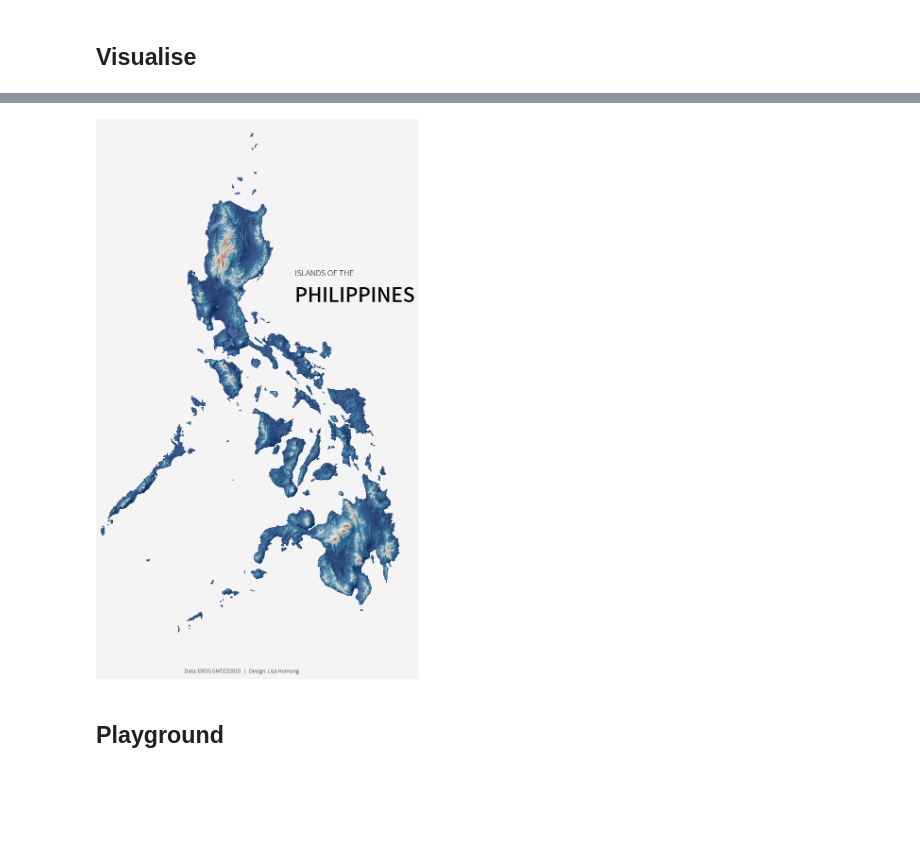
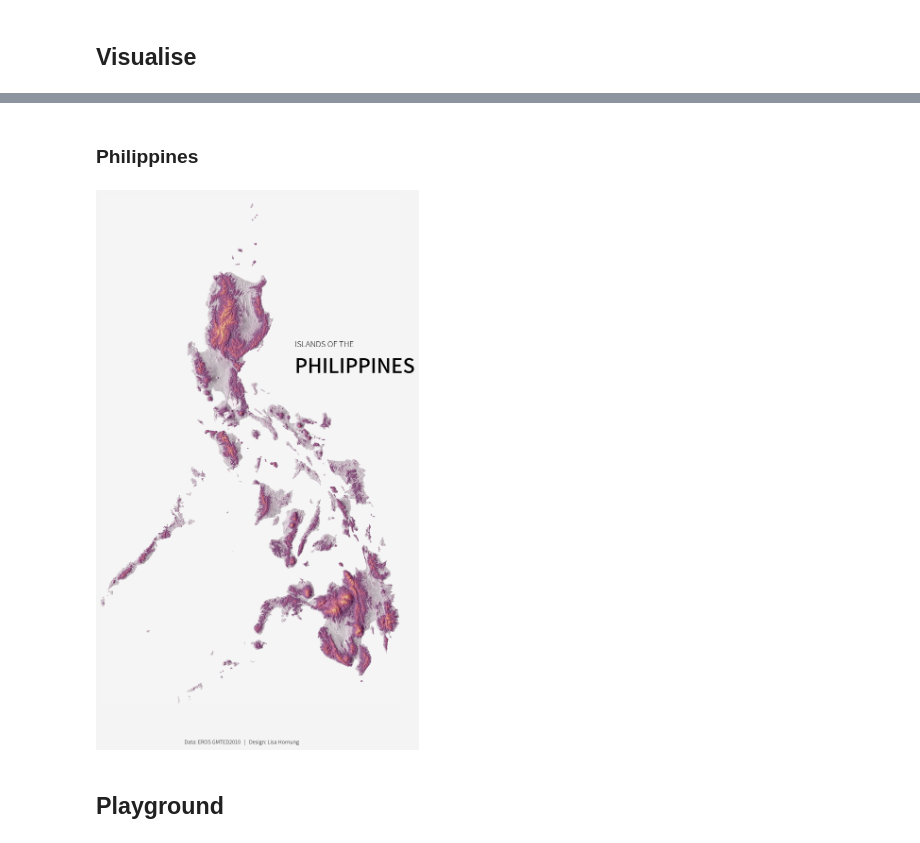
Before and after one commit to Lisa-Ho/30-day-map-challenge, a Jupyter notebook: 2023/Day6-islands-terrain/island-terrain.ipynb, the cells around one changed output, grey strips where cells are left out. Drawn from its saved outputs; the diff is of its cells as text; code cells hidden in the pictures; blank space fills up the shorter version.

Commit message:
added sri lanka + change colormap!

```diff
--- a/2023/Day6-islands-terrain/island-terrain.ipynb
+++ b/2023/Day6-islands-terrain/island-terrain.ipynb
@@ -61,4 +64,16 @@ def clip_raster(gdf, img):
     value_range = np.amax(clipped_array) + abs(np.amin(clipped_array))
     return clipped_array, value_range
 
-topography, value_range = clip_raster(phil, file)
+# get hillshade for topography array
+def get_hillshade(topography, azimuth, altitude):
+    hillshade = es.hillshade(topography[0], azimuth=azimuth, altitude=altitude)
+    hillshade[hillshade == 191.25] = 35
+    return hillshade
+
+# amend colour palette so that the highest value = given background colour
+def get_colormap(hex_colors, bg_color, value_range):
+    listed_colormap = colors.LinearSegmentedColormap.from_list('colorpalette', hex_colors, N=value_range)
+    bg_color = np.array(colors.to_rgba(bg_color))
+    newcolors = listed_colormap(np.linspace(0, 1, int(value_range)))
+    cmap_new = colors.ListedColormap(np.vstack((newcolors, bg_color)))
+    return cmap_new
@@ -69,10 +80,2 @@ hillshade[hillshade == 191.25] = 35
-# %%
-# amend colour palette so that the highest value = given background colour
-def get_colormap(hex_colors, bg_color):
-    listed_colormap = colors.LinearSegmentedColormap.from_list('colorpalette', hex_colors, N=value_range)
-    bg_color = np.array(colors.to_rgba(bg_color))
-    newcolors = listed_colormap(np.linspace(0, 1, int(value_range)))
-    cmap_new = colors.ListedColormap(np.vstack((newcolors, bg_color)))
-    return cmap_new
 # %% [markdown]
 ## Visualise
@@ -79,27 +116,33 @@ def get_colormap(hex_colors, bg_color):
+# %% [markdown]
+### Philippines
+# %%
+# get data
+topography, value_range = clip_raster(phil_shape, phil_file)
+hillshade = get_hillshade(topography, 90, 30)
+
+# colors
+hex_colors = Vik_14.hex_colors[:]
+cmap_new = get_colormap(hex_colors, '#F0F0F0', value_range)
+hex_colors = ["#FFFFFF","#eee2ea", "#bc8dad"] + Matter_20_r.hex_colors[3:]
+cmap_new = get_colormap(hex_colors, '#F0F0F0', value_range)
 # %%
-#set colours and font
-hex_colors = Vik_14.hex_colors[:]
-cmap_new = get_colormap(hex_colors, '#F0F0F0')
-title_font = font_manager.FontProperties(fname='C:\\WINDOWS\\Fonts\\NotoSansTC-Medium.otf')
-subtitle_font = font_manager.FontProperties(fname='C:\\Windows\\Fonts\\NotoSansTC-Light.otf')
-
 # plot
 fig, ax = plt.subplots(figsize=(14,14))
 fig.set_facecolor("#F4F4F4")
 
 plt.imshow(topography[0], cmap=cmap_new, interpolation='nearest')
-ax.imshow(hillshade, cmap="Greys", alpha=0.3, vmin=50)
+ax.imshow(hillshade, cmap="Greys", alpha=0.4, vmin=50)
 ax.axis('off')
 
 #title
 plt.figtext(0.58, 0.65, "Islands of the".upper(), fontproperties=subtitle_font, fontsize=12,  ha="left")
 plt.figtext(0.58, 0.61, "Philippines".upper(), fontproperties=title_font, fontsize=30,  ha="left")
 plt.figtext(0.5, 0.05, "Data: EROS GMTED2010   |   Design: Lisa Hornung", fontproperties=subtitle_font, fontsize=8, ha="center")
 
-plt.savefig("shaded-relief-philippines.png", bbox_inches='tight', pad_inches=1.5, facecolor="#F4F4F4")
+plt.savefig("shaded-relief-philippines-v2.png", bbox_inches='tight', pad_inches=1.5, facecolor="#F4F4F4")
 plt.show()
 # %% [output]
-[figure, old version]
+[figure, new version]
 # %% [markdown]
 ## Playground
 # %%
```
Also changed, not shown: parts of 8 cells of this notebook.
